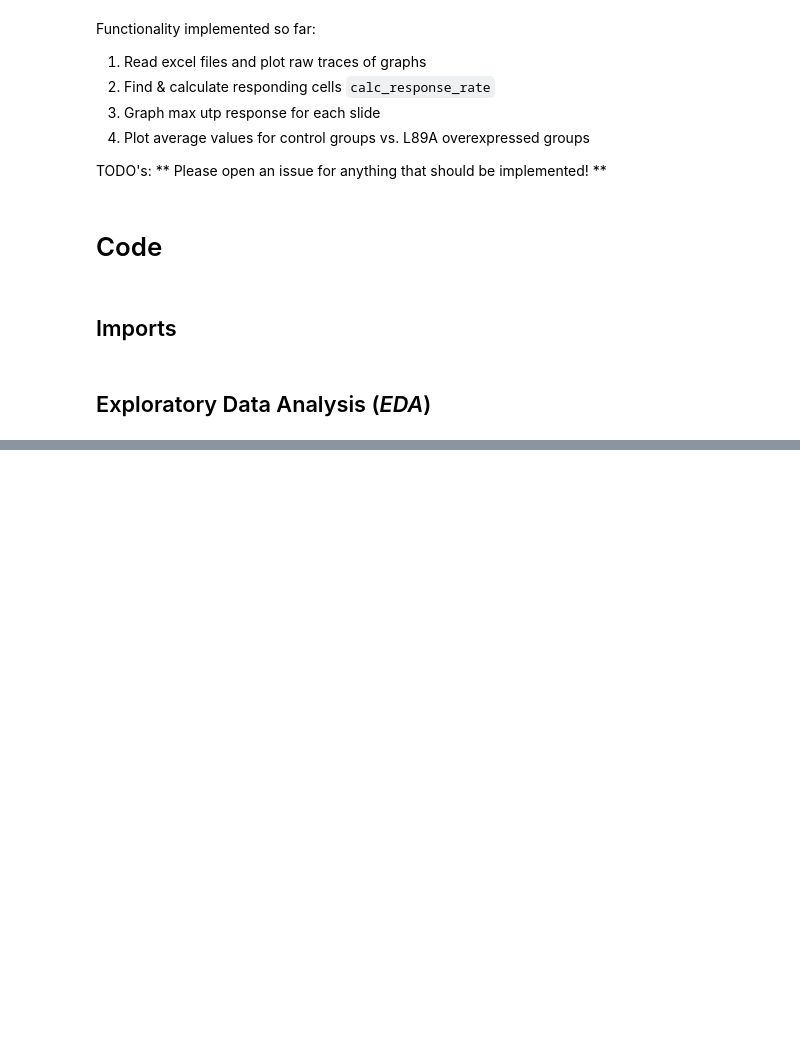
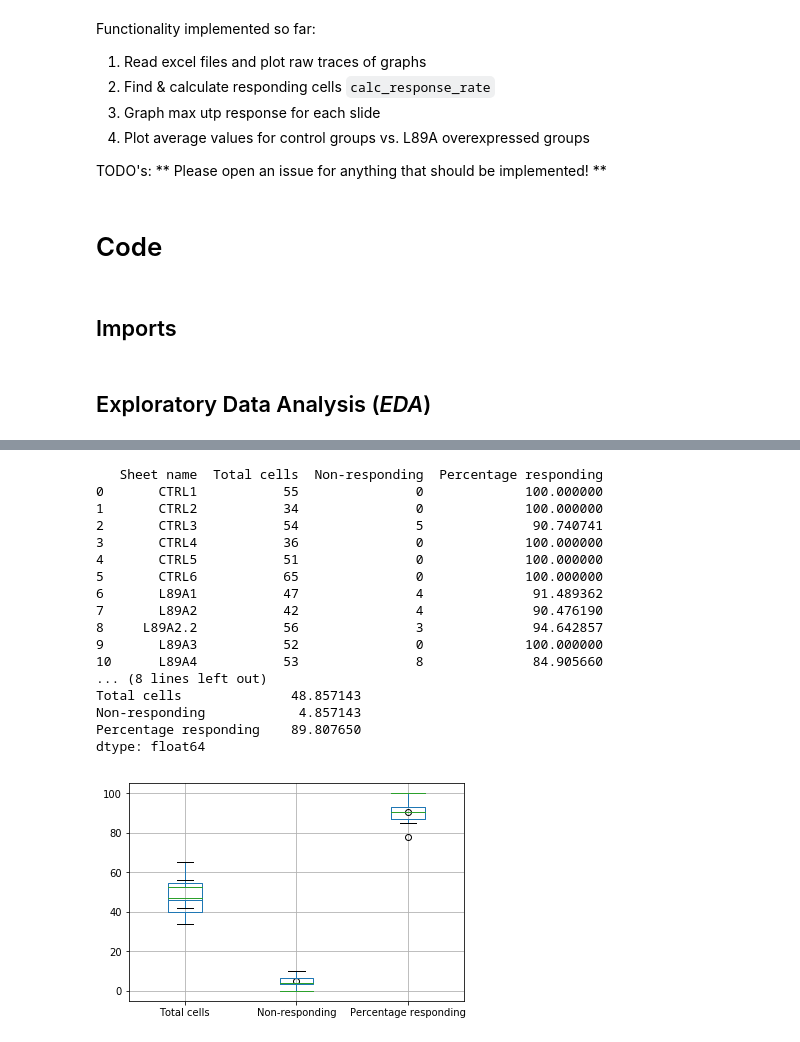
Before and after one commit to LienDNguyen/calcium_imaging, a Jupyter notebook: code/20180913_calcium_imaging_analysis.ipynb, the cells around one changed output, grey strips where cells are left out. Cells and saved outputs as stored; diff of their text form; code cells hidden in the pictures; blank space fills up the shorter version.

```diff
--- a/code/20180913_calcium_imaging_analysis.ipynb
+++ b/code/20180913_calcium_imaging_analysis.ipynb
@@ -25,7 +28,7 @@ import numpy as np
 %matplotlib inline
 # %%
 # `PLOT' is a global variable that needs to be set to `True' to actually plot things in this notebook
-PLOT = False
+PLOT = True
 # %% [markdown]
 ## Exploratory Data Analysis (*EDA*)
 # %%
@@ -70,34 +87,53 @@ def calc_response_rate(df, threshold=1.2, utp_range=(40,480), verbose=False):
 
         # counter in 1st but not 2nd loop so it's reset to 0 after every sheet but not after every column
         counter = 0
         col_counter = 0
         for idx in selected_df_max.index:
             col_counter += 1
             if selected_df_max[idx] >= threshold:
                 pass
                 # TODO: implement actual functionality
                 # print("current idx: {}".format(idx))
                 # print(utp_max[idx])
             else:
                 counter = counter + 1 # shorthand for this is: counter += 1, in cool languages (computer languages): counter++
 
         d = {'Sheet name':[sheetname], 'Total cells':[col_counter], 'Non-responding': [counter],'Percentage responding': [100-(counter*100/col_counter)]}
         data=pd.DataFrame(d)
         appended_data.append(data)
     appended_data = pd.concat(appended_data,ignore_index=True)
     if verbose:
         print(appended_data)
     if PLOT:
         appended_data.loc[0:5].boxplot()
         appended_data.loc[6:12].boxplot()
     if verbose:
         print('Statistics for control cells')
         print(appended_data.loc[0:5].mean())
         print('Statistics for L89A cells')
         print(appended_data.loc[6:12].mean())
 
 # call the newly created `calc_response_rate' function (output is suppressed)
-calc_response_rate(ca_data, threshold=1.2, utp_range=(40, 480), verbose=False)
+calc_response_rate(ca_data, threshold=1.2, utp_range=(40, 480), verbose=True)
+# %% [output]
+   Sheet name  Total cells  Non-responding  Percentage responding
+0       CTRL1           55               0             100.000000
+1       CTRL2           34               0             100.000000
+2       CTRL3           54               5              90.740741
+3       CTRL4           36               0             100.000000
+4       CTRL5           51               0             100.000000
+5       CTRL6           65               0             100.000000
+6       L89A1           47               4              91.489362
+7       L89A2           42               4              90.476190
+8     L89A2.2           56               3              94.642857
+9       L89A3           52               0             100.000000
+10      L89A4           53               8              84.905660
+... (8 lines left out)
+Total cells              48.857143
+Non-responding            4.857143
+Percentage responding    89.807650
+dtype: float64
+[figure, added]
 # %%
 # Find max UTP response for each slide & plot (no threshold so far)
 d = {}
```
Also changed, not shown: parts of 6 cells of this notebook.
